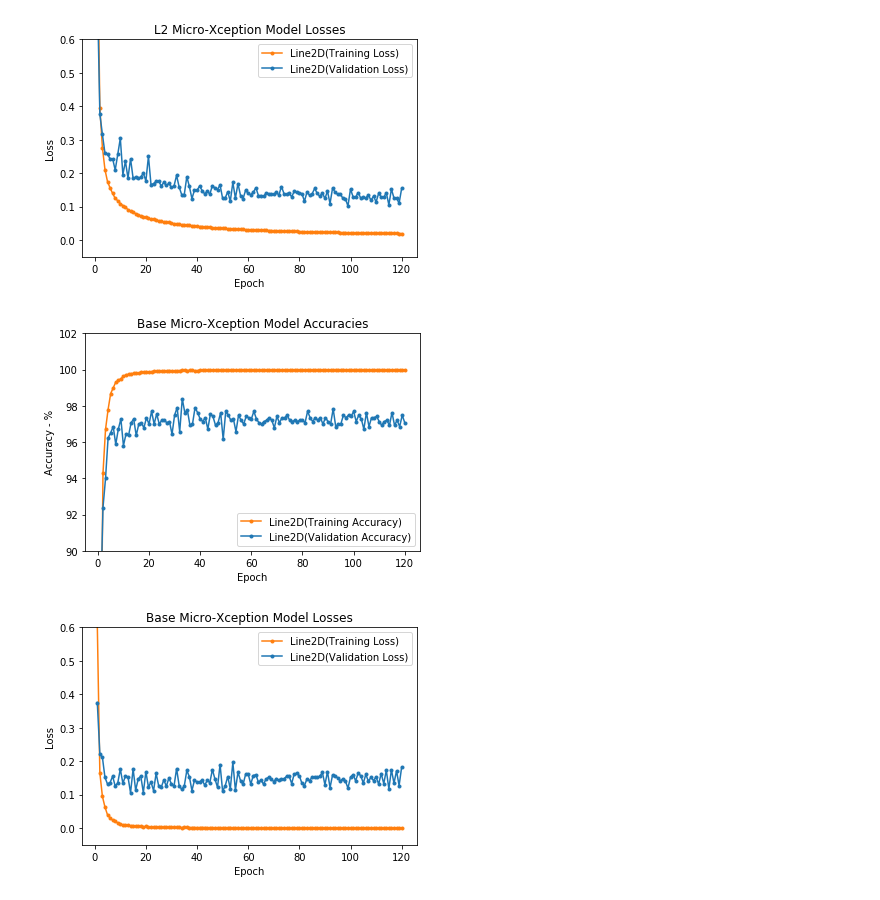
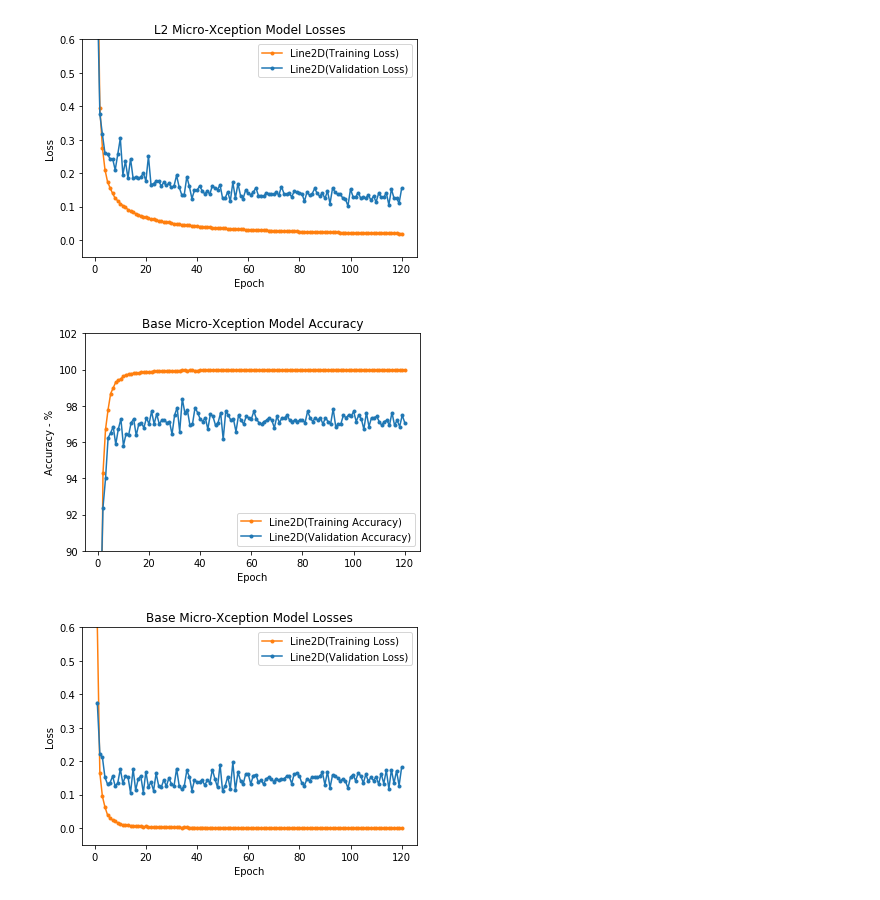
Before and after one commit to Vettejeep/MSDS_686, a Jupyter notebook: #KMaher_Plant_Seedlings_Report.ipynb, the cells around one changed output. Saved outputs shown, nothing was run; the diff lists cells and outputs as text; code cells hidden in the pictures.

```diff
--- a/#KMaher_Plant_Seedlings_Report.ipynb
+++ b/#KMaher_Plant_Seedlings_Report.ipynb
@@ -350,18 +416,18 @@ plt.show()
 # %%
 df = pd.read_csv(r'data/base_df_mx_70_30_120.csv')
 
 plt.figure()
 p1 =plt.plot(df['epoch'], df['accs']*100.0, color='tab:orange', marker='.', label='Training Accuracy')
 p2 =plt.plot(df['epoch'], df['val_accs']*100.0, color='tab:blue', marker='.', label='Validation Accuracy')
 p = p1 + p2
-plt.title('Base Micro-Xception Model Accuracies')
+plt.title('Base Micro-Xception Model Accuracy')
 plt.xlabel('Epoch')
 plt.ylabel('Accuracy - %')
 plt.legend(p, loc='lower right')
 plt.ylim(90.0, 102.0)
 plt.show()
 # %% [output]
-[figure, old version]
+[figure, new version]
 # %%
 plt.figure()
 p1 =plt.plot(df['epoch'], df['losses'], color='tab:orange', marker='.', label='Training Loss')
```
Also changed, not shown: parts of 9 cells of this notebook, 3 other files.
